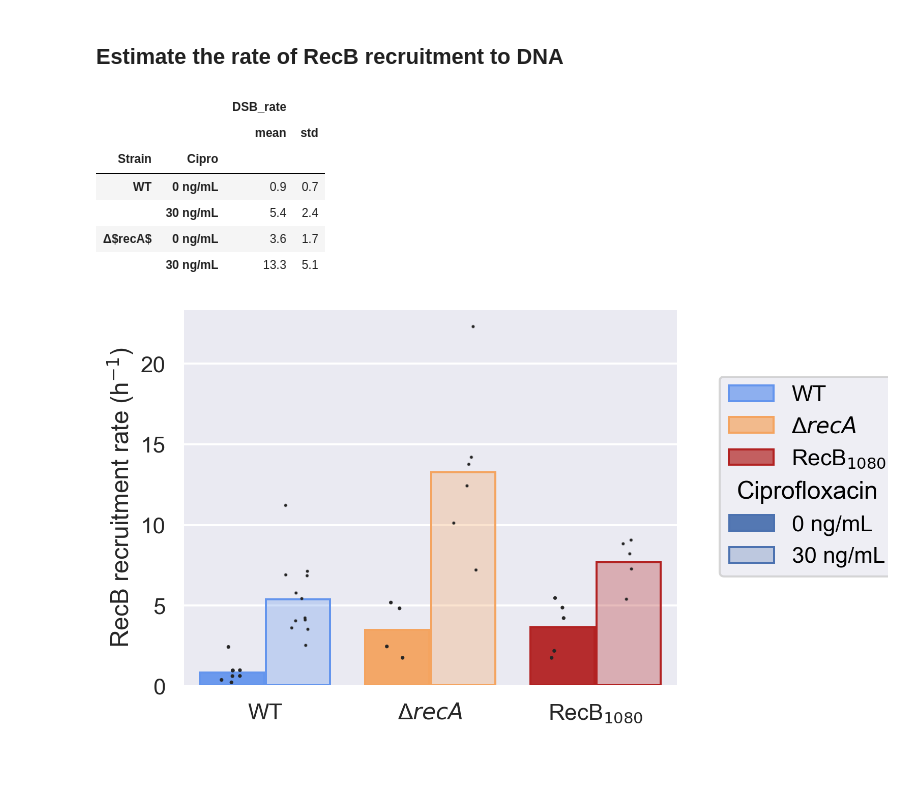
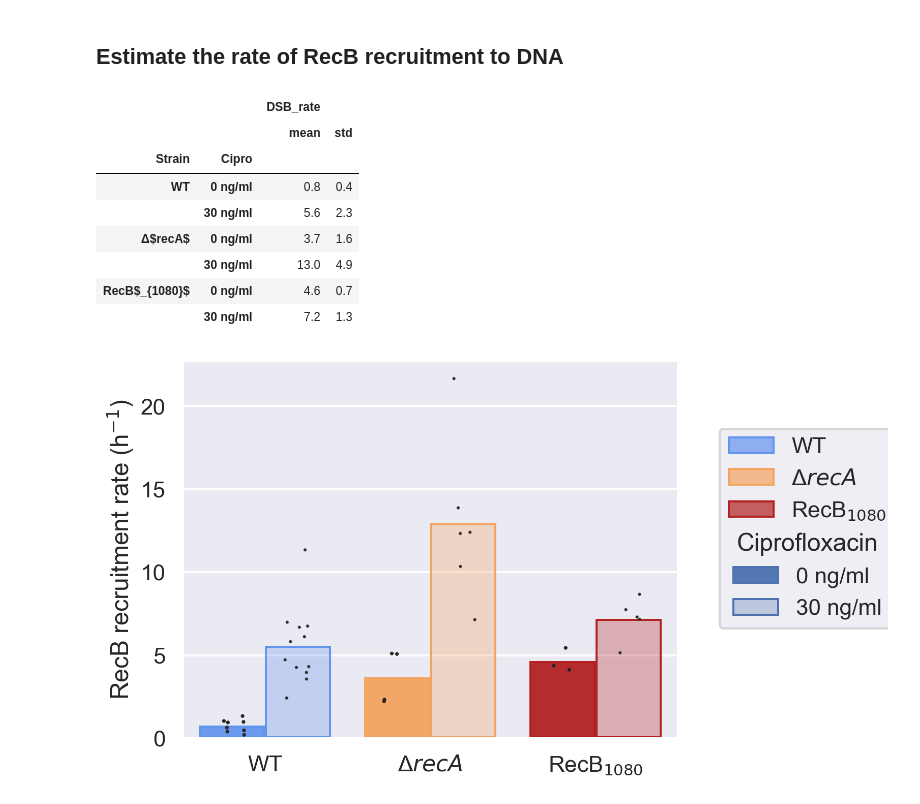
Before and after one commit to DanielThedie/RecB_article, a Jupyter notebook: Notebooks/Mutants/RecB_spots.ipynb, the cells around one changed output. Cells and saved outputs as stored; diff of their text form; code cells hidden in the pictures; blank space fills up the shorter version.

```diff
--- a/Notebooks/Mutants/RecB_spots.ipynb
+++ b/Notebooks/Mutants/RecB_spots.ipynb
@@ -9,16 +9,16 @@ import pandas as pd
 data = (DatasetPool(path='D:\DanielThedie\BACMMAN\Timelapse',
                     dsList=['230725_1', '230725_2', '230126_DT23', '230719_1', '230719_2', '240424_1', '240612_1', '240620_1',
                             '230201_DT22', '230919_1', '240424_3', '240612_3',
-                            '230126_DT21', '230919_2', '230920_2', '240606_1', '240606_3',
+                            '230920_2', '240606_1', '240606_3',
                             '230118_DT23', '230720_1', '230720_2', '230726_cipro30', '230824_1', '230829_1', '230201_DT23', '230504_2sec', '230718_2sec', '240424_2', '240612_2', '240620_2',
                             '221222_cipro30ngmL', '230802_DT22', '230808_DT22', '230914_1', '240424_4', '240612_4',
                             '230802_DT21', '230913_2', '230914_2', '240606_2', '240606_4'],
-                    groups=['WT, 0 ng/mL', 'WT, 0 ng/mL', 'WT, 0 ng/mL', 'WT, 0 ng/mL', 'WT, 0 ng/mL', 'WT, 0 ng/mL', 'WT, 0 ng/mL', 'WT, 0 ng/mL',
-                            'Δ$recA$, 0 ng/mL', 'Δ$recA$, 0 ng/mL', 'Δ$recA$, 0 ng/mL', 'Δ$recA$, 0 ng/mL',
-                            'RecB$_{1080}$, 0 ng/mL', 'RecB$_{1080}$, 0 ng/mL', 'RecB$_{1080}$, 0 ng/mL', 'RecB$_{1080}$, 0 ng/mL', 'RecB$_{1080}$, 0 ng/mL',
-                            'WT, 30 ng/mL', 'WT, 30 ng/mL', 'WT, 30 ng/mL', 'WT, 30 ng/mL', 'WT, 30 ng/mL', 'WT, 30 ng/mL', 'WT, 30 ng/mL', 'WT, 30 ng/mL', 'WT, 30 ng/mL', 'WT, 30 ng/mL', 'WT, 30 ng/mL', 'WT, 30 ng/mL',
-                            'Δ$recA$, 30 ng/mL', 'Δ$recA$, 30 ng/mL', 'Δ$recA$, 30 ng/mL', 'Δ$recA$, 30 ng/mL', 'Δ$recA$, 30 ng/mL', 'Δ$recA$, 30 ng/mL',
-                            'RecB$_{1080}$, 30 ng/mL', 'RecB$_{1080}$, 30 ng/mL', 'RecB$_{1080}$, 30 ng/mL', 'RecB$_{1080}$, 30 ng/mL', 'RecB$_{1080}$, 30 ng/mL'],
+                    groups=['WT, 0 ng/ml', 'WT, 0 ng/ml', 'WT, 0 ng/ml', 'WT, 0 ng/ml', 'WT, 0 ng/ml', 'WT, 0 ng/ml', 'WT, 0 ng/ml', 'WT, 0 ng/ml',
+                            'Δ$recA$, 0 ng/ml', 'Δ$recA$, 0 ng/ml', 'Δ$recA$, 0 ng/ml', 'Δ$recA$, 0 ng/ml',
+                            'RecB$_{1080}$, 0 ng/ml', 'RecB$_{1080}$, 0 ng/ml', 'RecB$_{1080}$, 0 ng/ml',
+                            'WT, 30 ng/ml', 'WT, 30 ng/ml', 'WT, 30 ng/ml', 'WT, 30 ng/ml', 'WT, 30 ng/ml', 'WT, 30 ng/ml', 'WT, 30 ng/ml', 'WT, 30 ng/ml', 'WT, 30 ng/ml', 'WT, 30 ng/ml', 'WT, 30 ng/ml', 'WT, 30 ng/ml',
+                            'Δ$recA$, 30 ng/ml', 'Δ$recA$, 30 ng/ml', 'Δ$recA$, 30 ng/ml', 'Δ$recA$, 30 ng/ml', 'Δ$recA$, 30 ng/ml', 'Δ$recA$, 30 ng/ml',
+                            'RecB$_{1080}$, 30 ng/ml', 'RecB$_{1080}$, 30 ng/ml', 'RecB$_{1080}$, 30 ng/ml', 'RecB$_{1080}$, 30 ng/ml', 'RecB$_{1080}$, 30 ng/ml'],
                     filters={'all':'Frame < 50'},
                     metadata='DateTime',
                     rename_objects={'Spot_detection':'RecB_spots'},
@@ -79,7 +79,7 @@ sns.set_theme(style="white", rc={"axes.facecolor": (0, 0, 0, 0)})
 
 df = (data
       .Bacteria_large
-      .query('Time_min_bin <= 75 and Cipro == "30 ng/mL"')
+      .query('Time_min_bin <= 75 and Cipro == "30 ng/ml"')
       )
 
 # Initialize the FacetGrid object
@@ -289,0 +295,20 @@ df = (lifetimes_biexp
+# %%
+df = (lifetimes_biexp
+      .replace({'Fast':'Short', 'Slow':'Long'})
+      .query('Parameter == "Lifetime"  and Rate_type == "Long"')
+      )
+
+(
+    so.Plot(df, y='Strain', x='value', color='Strain')
+    .add(so.Bar(), so.Agg('median'), legend=False)
+    .add(so.Dots(marker='.', color='k', fillalpha=1, alpha=1), so.Jitter(), legend=False)
+    .scale(color=so.Nominal(['cornflowerblue', 'sandybrown', 'firebrick'],
+                            order=['WT', 'Δ$recA$', 'RecB$_{1080}$']),
+           y=so.Nominal(order=['RecB$_{1080}$', 'Δ$recA$', 'WT'])
+           )
+    .share(y='row')
+    .limit(y=(None, None))
+    .label(y="", x="Lifetime on DNA (s)", color='', title='', alpha='Ciprofloxacin')
+    .theme(plotting_context('talk'))
+    .save(loc='D:\DanielThedie\Presentations\\241002_SMBacIII\RecB_lifetimes_mutants.svg', format='svg', bbox_inches='tight')
+)
@@ -322,36 +349,38 @@ df = (data
              )
       .assign(DSB_rate=lambda df: df.norm_count /98*60*60 *df.long_lived)  # Rate of DSB formation (h-1)
       )
 
 display(df
         .assign(Strain=lambda df: df.Strain
                                    .astype('category')
-                                   .cat.set_categories(['WT', 'Δ$recA$', 'RecB1080'], ordered=True))
+                                   .cat.set_categories(['WT', 'Δ$recA$', 'RecB$_{1080}$'], ordered=True))
         .sort_values('Strain')
         .groupby(['Strain', 'Cipro'], observed=True)
         .agg({'DSB_rate':['mean', 'std']})
         .round(1)
         )
 
 (
     so.Plot(df, x='Strain', y='DSB_rate', color='Strain', alpha='Cipro')
     .add(so.Bar(), so.Agg(), so.Dodge(by=['alpha']))
     .add(so.Dots(color='k', fillalpha=1, marker='.'), so.Jitter(), so.Dodge(by=['alpha']), legend=False)
     .scale(color=so.Nominal(['cornflowerblue', 'sandybrown', 'firebrick'], order=['WT', 'Δ$recA$', 'RecB$_{1080}$']),
            x=so.Nominal(order=['WT', 'Δ$recA$', 'RecB$_{1080}$'])
            )
     .share(y=False)
     .limit(y=(0, None))
     .label(x="", y="RecB recruitment rate (h$^{-1}$)", alpha='Ciprofloxacin', color='')
     .theme(plotting_context('talk'))
 #     .save(loc='/media/daniel/HDD Daniel/DanielThedie/Figures/RecB_article_figures/4_Mutants/Recruitment_rates.svg', format='svg', bbox_inches='tight')
 )
 # %% [output]
 |  |  | DSB_rate |  |
 |  |  | mean | std |
 | Strain | Cipro |  |  |
-| WT | 0 ng/mL | 0.9 | 0.7 |
-|  | 30 ng/mL | 5.4 | 2.4 |
-| Δ$recA$ | 0 ng/mL | 3.6 | 1.7 |
-|  | 30 ng/mL | 13.3 | 5.1 |
+| WT | 0 ng/ml | 0.8 | 0.4 |
+|  | 30 ng/ml | 5.6 | 2.3 |
+| Δ$recA$ | 0 ng/ml | 3.7 | 1.6 |
+|  | 30 ng/ml | 13.0 | 4.9 |
+| RecB$_{1080}$ | 0 ng/ml | 4.6 | 0.7 |
+|  | 30 ng/ml | 7.2 | 1.3 |
-[figure, old version]
+[figure, new version]
```
Also changed, not shown: parts of 11 cells of this notebook.
